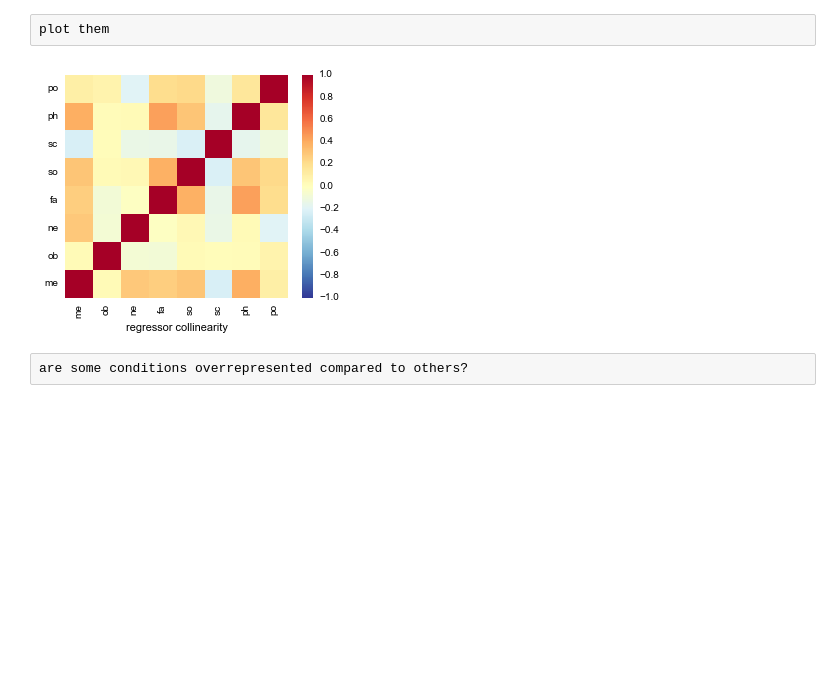
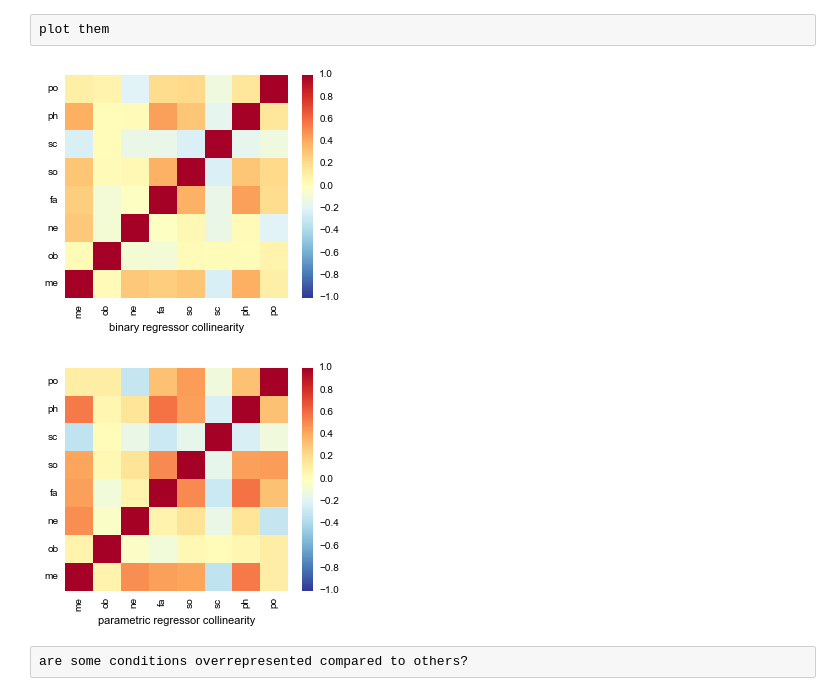
Before and after one commit to onionater/antools, a Jupyter notebook: FSF_regressors.ipynb, the cells around one changed output. Cells and saved outputs as stored; diff of their text form; code cells hidden in the pictures; blank space fills up the shorter version.

```diff
--- a/FSF_regressors.ipynb
+++ b/FSF_regressors.ipynb
@@ -65,15 +43,17 @@ ax=plt.xticks(range(16,256,32),condlabels)
 reliability=mat['reliabilityRvals'][0][0]
 condlist=[name[0:2] for name in mat['videonames']]
 videolist=[name[-2:] for name in mat['videonames']]
-colorscheme=sns.color_palette('husl',32)
-zipped=zip(videolist,reliability)
+#colorscheme=sns.color_palette('husl',32)
+colorscheme=sns.color_palette('husl',8)
+#zipped=zip(videolist,reliability)
+zipped=zip(condlist,reliability)
 zipped.sort()
 results=([a for (a,b) in zipped],[b for (a,b) in zipped])
-videolist=results[0]
+orderlist=results[0]
 reliability=results[1]
 vids=[]
 colors=[]
-for v in videolist:
+for v in orderlist:
     if v not in vids:
         vids.append(v)
     index=len(vids)
@@ -82,6 +62,6 @@ f,ax=plt.subplots(1,1,figsize=[12,6])
 plt.bar(range(len(reliability)),reliability,color=colors)
 ax.set_xlim([0,257])
 xticks=range(16,256,32)
-labels=[videolist[x] for x in xticks]
+labels=[orderlist[x] for x in xticks]
 ax=plt.xticks(range(16,256,32),labels)
 # %% [output]
@@ -89,18 +69,24 @@ ax=plt.xticks(range(16,256,32),labels)
 # %%
 binaries=mat['binary_condensed']
+parametrics=mat['param_condensed']
 videolist=[name[-2:] for name in mat['videonames']]
 condlist=[name[0:2] for name in mat['videonames']]
 bigtimecourses=[]
+bigtimecourses_param=[]
 conds=list(set(condlist))
 for c in conds:
     binlist=[list(binary) for binaryn, binary in enumerate(binaries) if condlist[binaryn]==c]
+    paramlist=[list(param) for paramn, param in enumerate(parametrics) if condlist[paramn]==c]
     vidlist=[int(videolist[binaryn]) for binaryn, binary in enumerate(binaries) if condlist[binaryn]==c]
-    zipped=zip(vidlist,binlist)
+    #zipped=zip(vidlist,binlist)
+    zipped=zip(vidlist,binlist, paramlist)
     zipped.sort(key = lambda t: t[0])
-    result = ([ a for a,b in zipped ], [ b for a,b in zipped ])
+    result = ([ a for a,b,c in zipped ], [ b for a,b,c in zipped ],[c for a,b,c, in zipped])
     vidlist=result[0]
     binarylist=np.array(result[1]).flatten()
+    paramlist=np.array(result[2]).flatten()
     bigtimecourses.append(binarylist)
+    bigtimecourses_param.append(paramlist)
 # %% [raw]
 for run in range(8):
     filename='fig_run'+str(run)+'_raw.pdf'
@@ -113,9 +100,11 @@ corrmatrix=np.corrcoef(bigtimecourses)
 # %% [raw]
 plot them
 # %%
-plotcorrmatrix('regressor collinearity', conds, bigtimecourses,figuresize=[5,4],cmin=-1,cmax=1, cmapspec='RdYlBu_r')
+plotcorrmatrix('binary regressor collinearity', conds, bigtimecourses,figuresize=[5,4],cmin=-1,cmax=1, cmapspec='RdYlBu_r')
+plotcorrmatrix('parametric regressor collinearity', conds, bigtimecourses_param,figuresize=[5,4],cmin=-1,cmax=1, cmapspec='RdYlBu_r')
 # %% [output]
-[figure, old version]
+[figure, new version]
+[figure, added]
 # %% [raw]
 are some conditions overrepresented compared to others?
 # %%
```
Also changed, not shown: parts of 4 cells of this notebook, 55 other files.
